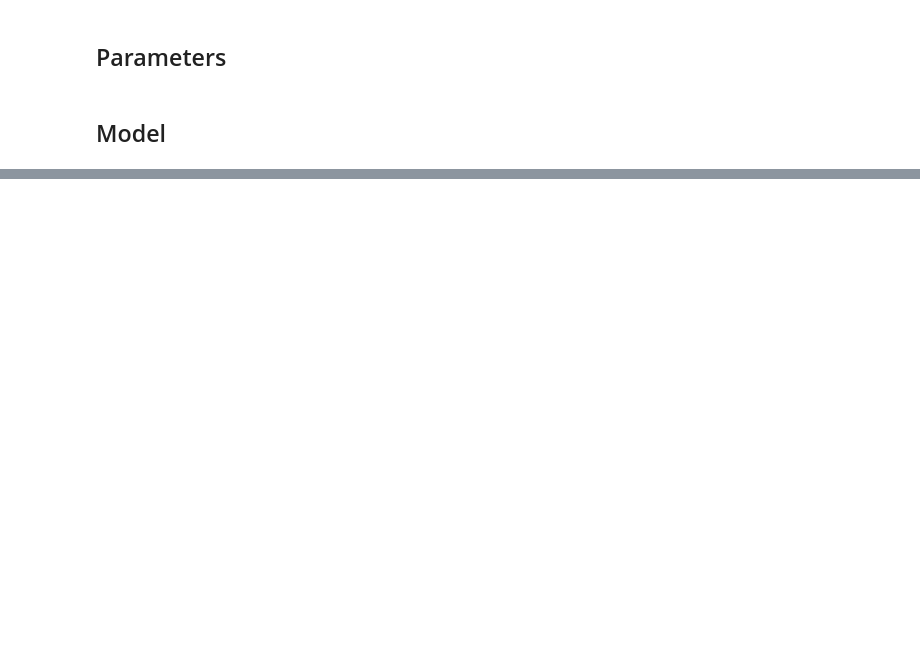
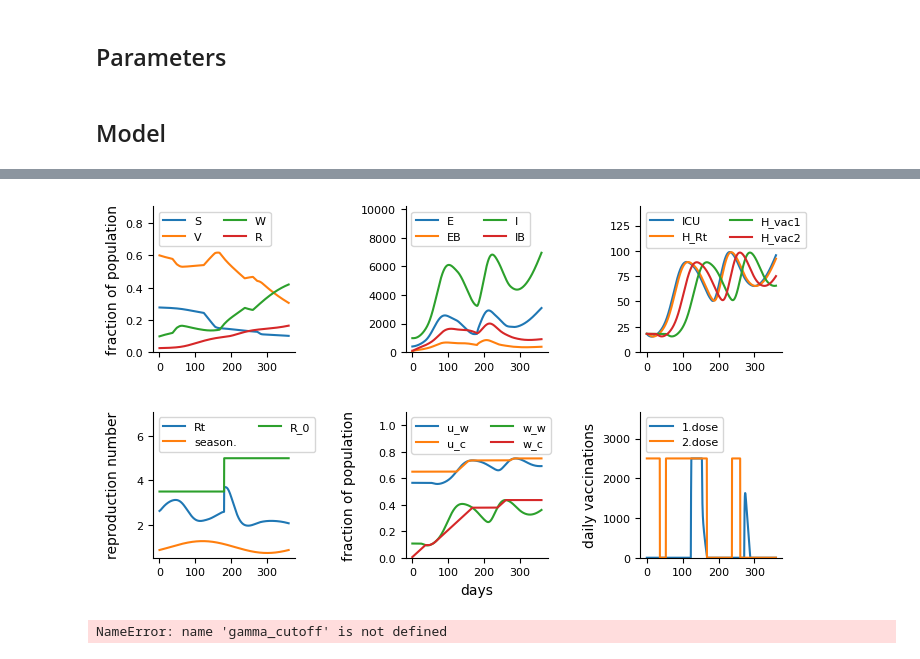
Before and after one commit to Priesemann-Group/covid19_winter_dilemma, a Jupyter notebook: notebooks/model_tests.ipynb, the cells around one changed output, grey strips where cells are left out. Cells and saved outputs as stored; diff of their text form; code cells hidden in the pictures; blank space fills up the shorter version.

Commit message:
gamma memory kernels implemented, code restructured in python files

```diff
--- a/notebooks/model_tests.ipynb
+++ b/notebooks/model_tests.ipynb
@@ -146,25 +65,0 @@ def phi(ICU,WC):
-# %%
-# reset defaults
-mpl.rcParams.update(mpl.rcParamsDefault)
-
-mpl.rcParams['font.sans-serif'] = "Arial"
-mpl.rcParams['font.family'] = "sans-serif"
-
-#mpl.rcParams['axes.linewidth'] = 0.3
-mpl.rcParams["axes.labelcolor"] = "black"
-mpl.rcParams["axes.edgecolor"] = "black"
-mpl.rcParams["xtick.color"] = "black"
-mpl.rcParams["ytick.color"] = "black"
-
-mpl.rcParams["axes.spines.right"] = False
-mpl.rcParams["axes.spines.top"] = False
-
-mpl.rcParams["xtick.labelsize"] = 8
-mpl.rcParams["ytick.labelsize"] = 8
-mpl.rcParams["axes.labelsize"] = 10
-mpl.rcParams["axes.titlesize"]= 10
-mpl.rcParams["legend.fontsize"] = 8
-mpl.rcParams["legend.title_fontsize"] = 10
-
-colors_paul = ["#233954", "#ea5e48", "#1e7d72", "#f49546", "#e8bf58", # dark
-               "#5886be", "#f3a093", "#53d8c9", "#f2da9c", "#f9c192"] # light
@@ -232,0 +66,15 @@ findfont: Generic family 'sans-serif' not found because none of the following fa
+# %%
+m = model.Model(**params)
+times, data = m.run()
+# %%
+plotting.overview(m, path="./figures/show.pdf")
+# %% [output]
+[figure, added]
+# %%
+x = np.arange(-gamma_cutoff-tau_vac1,0,0.01)
+plt.plot(x,gamma_dist.pdf(-x-tau_vac1,14))
+plt.plot(x,gamma_dist.pdf(-x-tau_vac2,14))
+plt.plot(x,gamma_dist.pdf(-x,4))
+plt.show()
+# %% [output]
+NameError: name 'gamma_cutoff' is not defined
```
Also changed, not shown: parts of 12 cells of this notebook, 2 other files.
